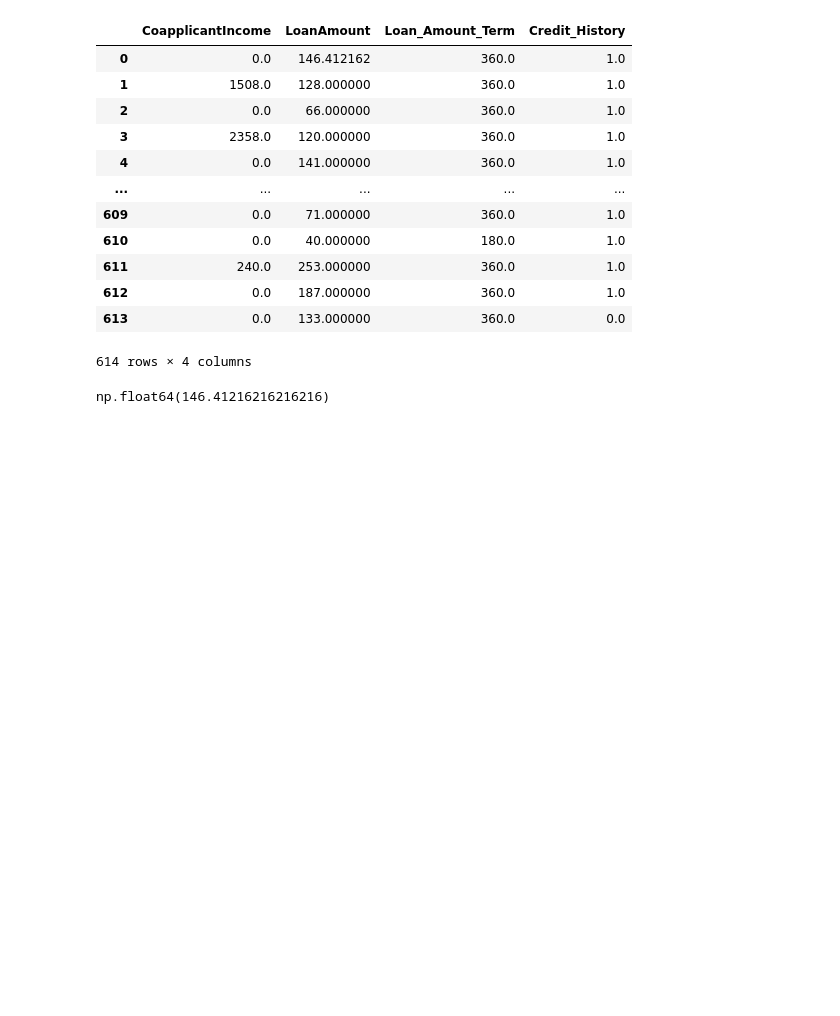
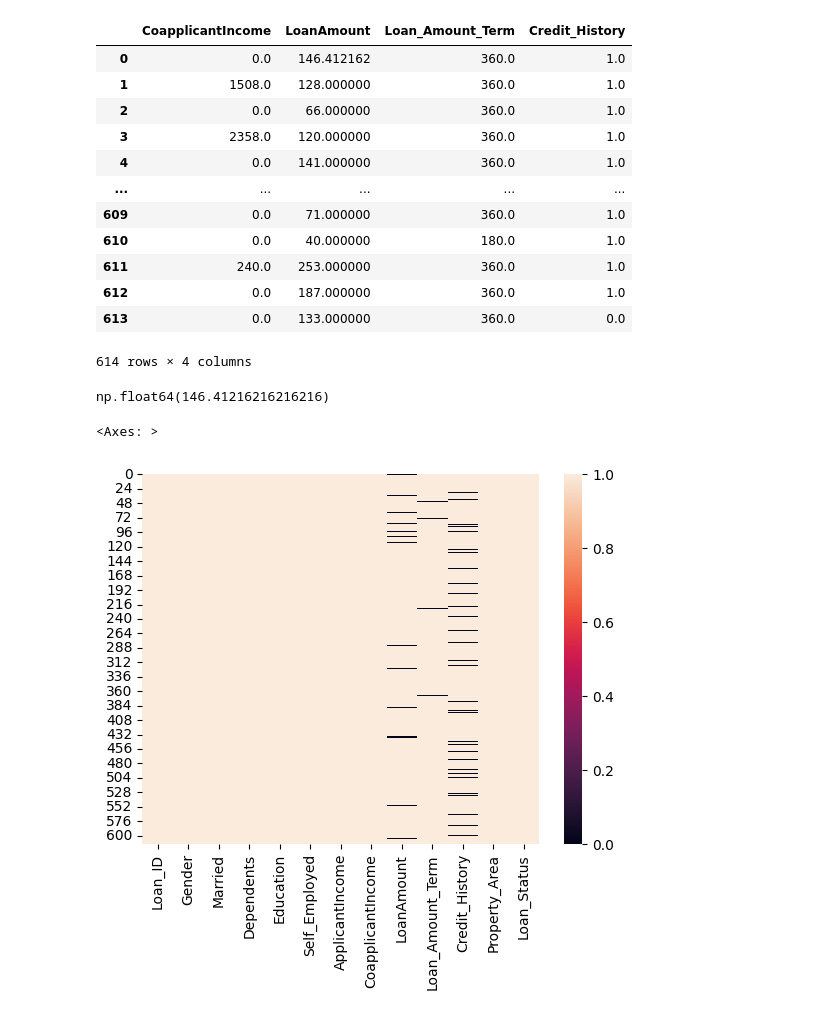
Before and after one commit to ShraddhaYewale/Machine-Learning, a Jupyter notebook: HandlingMissingdata.ipynb, the cells around one changed output. Cells and saved outputs as stored; diff of their text form; code cells hidden in the pictures; blank space fills up the shorter version.

```diff
--- a/HandlingMissingdata.ipynb
+++ b/HandlingMissingdata.ipynb
@@ -159,3 +159,8 @@ new_dataset
 dataset["LoanAmount"].mean()
 # %% [output]
 np.float64(146.41216216216216)
+# %%
+sns.heatmap(dataset.notnull())
+# %% [output]
+<Axes: >
+[figure, added]
```
